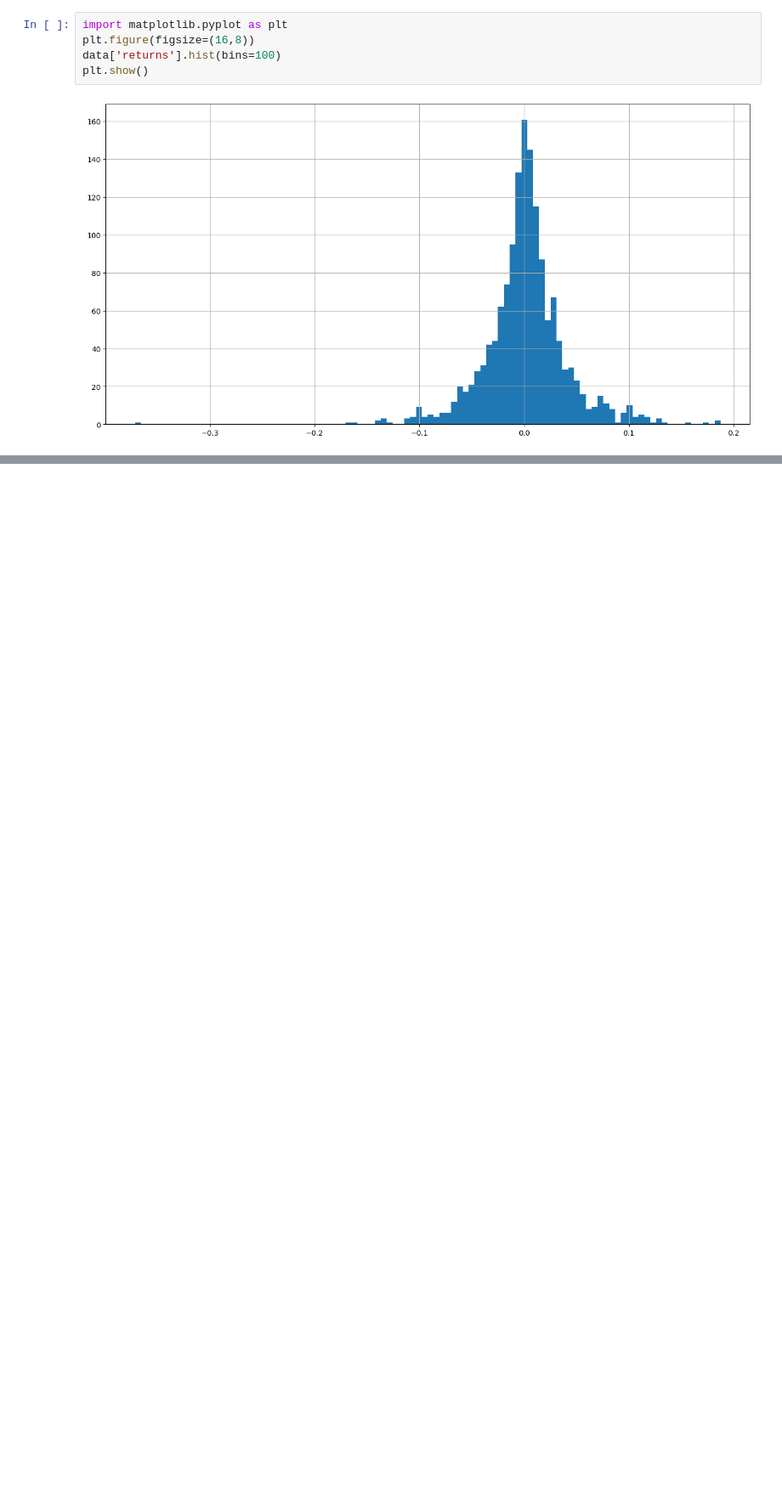
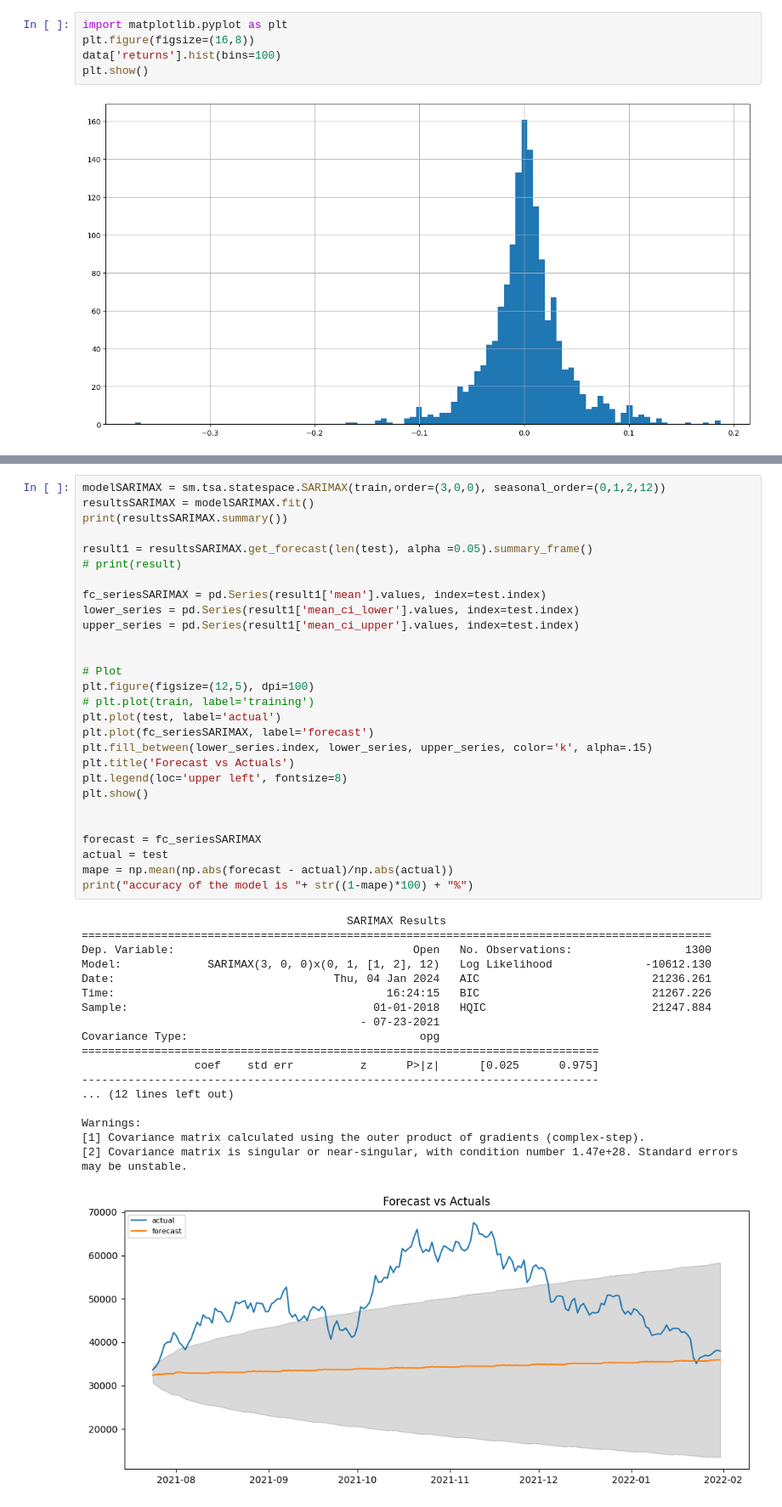
Before and after one commit to AyushTripathiIITP/Algo-Trading, a Jupyter notebook: DATACollection.ipynb, the cells around one changed output, grey strips where cells are left out. Shown at 85% size. Cells and saved outputs as stored; diff of their text form; blank space fills up the shorter version.

```diff
--- a/DATACollection.ipynb
+++ b/DATACollection.ipynb
@@ -142,0 +301,47 @@ data['Cumulative Return'].plot(label='BTC',figsize=(16,8),title='Cumulative Retu
+# %%
+modelSARIMAX = sm.tsa.statespace.SARIMAX(train,order=(3,0,0), seasonal_order=(0,1,2,12))
+resultsSARIMAX = modelSARIMAX.fit()
+print(resultsSARIMAX.summary())
+
+result1 = resultsSARIMAX.get_forecast(len(test), alpha =0.05).summary_frame()
+# print(result)
+
+fc_seriesSARIMAX = pd.Series(result1['mean'].values, index=test.index)
+lower_series = pd.Series(result1['mean_ci_lower'].values, index=test.index)
+upper_series = pd.Series(result1['mean_ci_upper'].values, index=test.index)
+
+
+# Plot
+plt.figure(figsize=(12,5), dpi=100)
+# plt.plot(train, label='training')
+plt.plot(test, label='actual')
+plt.plot(fc_seriesSARIMAX, label='forecast')
+plt.fill_between(lower_series.index, lower_series, upper_series, color='k', alpha=.15)
+plt.title('Forecast vs Actuals')
+plt.legend(loc='upper left', fontsize=8)
+plt.show()
+
+
+forecast = fc_seriesSARIMAX
+actual = test
+mape = np.mean(np.abs(forecast - actual)/np.abs(actual))
+print("accuracy of the model is "+ str((1-mape)*100) + "%")
+# %% [output]
+                                        SARIMAX Results
+===============================================================================================
+Dep. Variable:                                    Open   No. Observations:                 1300
+Model:             SARIMAX(3, 0, 0)x(0, 1, [1, 2], 12)   Log Likelihood              -10612.130
+Date:                                 Thu, 04 Jan 2024   AIC                          21236.261
+Time:                                         16:24:15   BIC                          21267.226
+Sample:                                     01-01-2018   HQIC                         21247.884
+                                          - 07-23-2021
+Covariance Type:                                   opg
+==============================================================================
+                 coef    std err          z      P>|z|      [0.025      0.975]
+------------------------------------------------------------------------------
+... (12 lines left out)
+
+Warnings:
+[1] Covariance matrix calculated using the outer product of gradients (complex-step).
+[2] Covariance matrix is singular or near-singular, with condition number 1.47e+28. Standard errors may be unstable.
+[figure, added]
```
Also changed, not shown: parts of 20 cells of this notebook.
